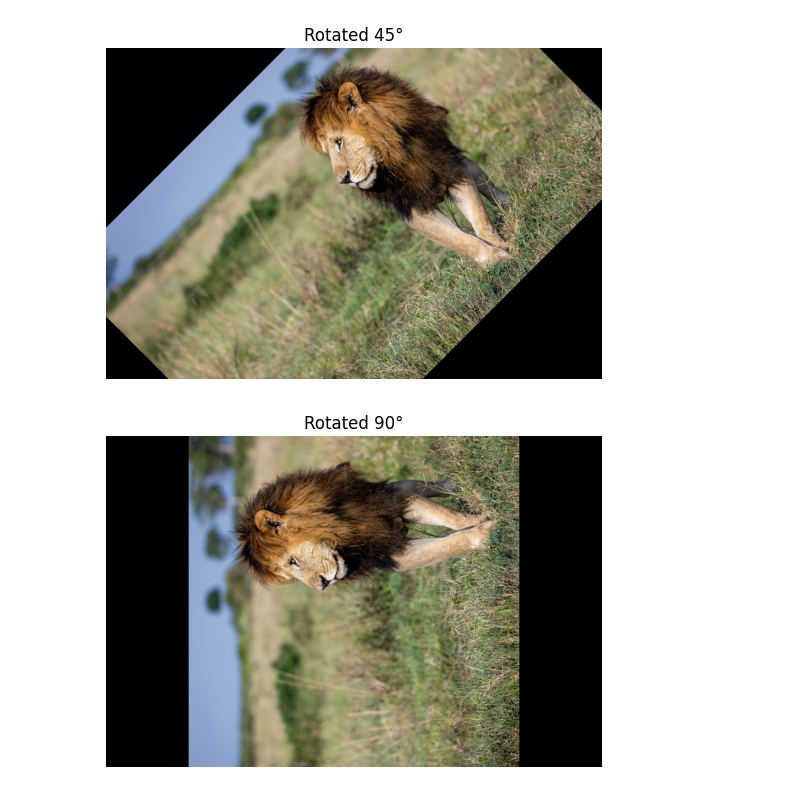
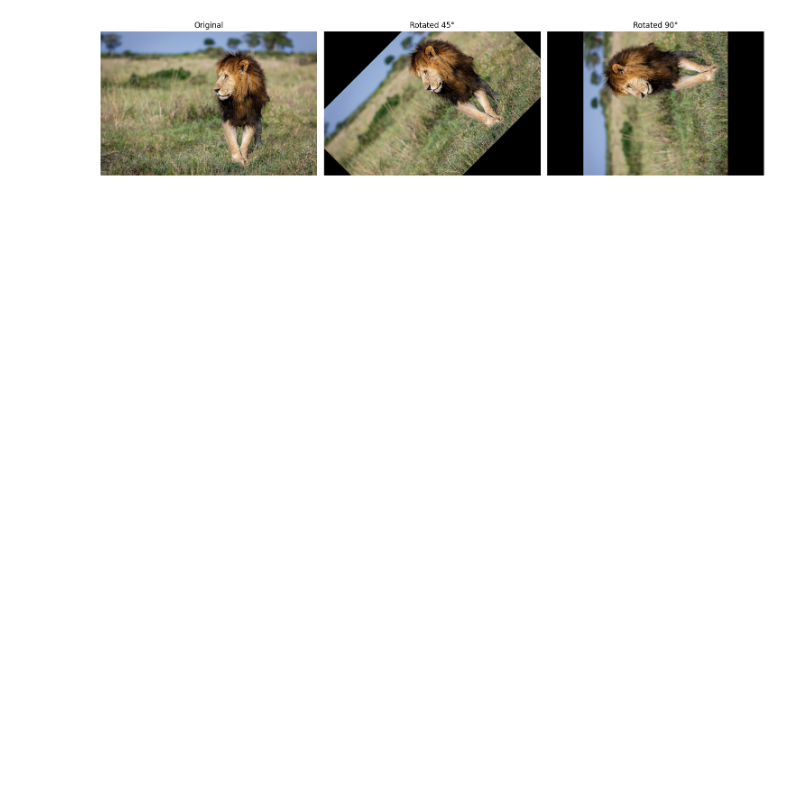
Before and after one commit to MalinduDissanayaka/Computer_Vision_Takehome_Assignment_1, a Jupyter notebook: Task3_Rotation.ipynb, the cells around one changed output. Drawn from its saved outputs; the diff is of its cells as text; code cells hidden in the pictures; blank space fills up the shorter version.

```diff
--- a/Task3_Rotation.ipynb
+++ b/Task3_Rotation.ipynb
@@ -1,30 +1,42 @@
 # %%
 import cv2
 import numpy as np
 import matplotlib.pyplot as plt
 import os
 
 def rotate_image(img, angle):
-    (h, w) = img.shape[:2]  # support color images
+    (h, w) = img.shape[:2]
     center = (w // 2, h // 2)
-    matrix = cv2.getRotationMatrix2D(center, angle, 1.0)
-    return cv2.warpAffine(img, matrix, (w, h))
+    matrix = cv2.getRotationMatrix2D(center, angle, 1.0)  # scale = 1.0 (no resize)
+    return cv2.warpAffine(img, matrix, (w, h))  # output size = original
 
-# Load the image in original color
+# Load original image
 img = cv2.imread('images/input.jpg')
 
-#  Create output folder
+# Ensure output folder exists
 os.makedirs('outputs/task3', exist_ok=True)
 
-for angle in [45, 90]:
+# Initialize results with original image first
+results = [("Original", img)]
+
+# Angles to rotate
+angles = [45, 90]
+
+# Rotate, save, and store results
+for angle in angles:
     rotated = rotate_image(img, angle)
+    results.append((f"Rotated {angle}°", rotated))
     cv2.imwrite(f'outputs/task3/rotate_{angle}.jpg', rotated)
 
-    # Display in RGB
-    plt.imshow(cv2.cvtColor(rotated, cv2.COLOR_BGR2RGB))
-    plt.title(f"Rotated {angle}°")
+# Display all images in one row
+plt.figure(figsize=(15, 5))
+for i, (label, image) in enumerate(results):
+    plt.subplot(1, len(results), i + 1)
+    plt.imshow(cv2.cvtColor(image, cv2.COLOR_BGR2RGB))
+    plt.title(label)
     plt.axis('off')
-    plt.show()
+
+plt.tight_layout()
+plt.show()
 # %% [output]
-[figure, old version]
+[figure, new version]
-[figure, removed]
```
Also changed, not shown: 3 other files.
